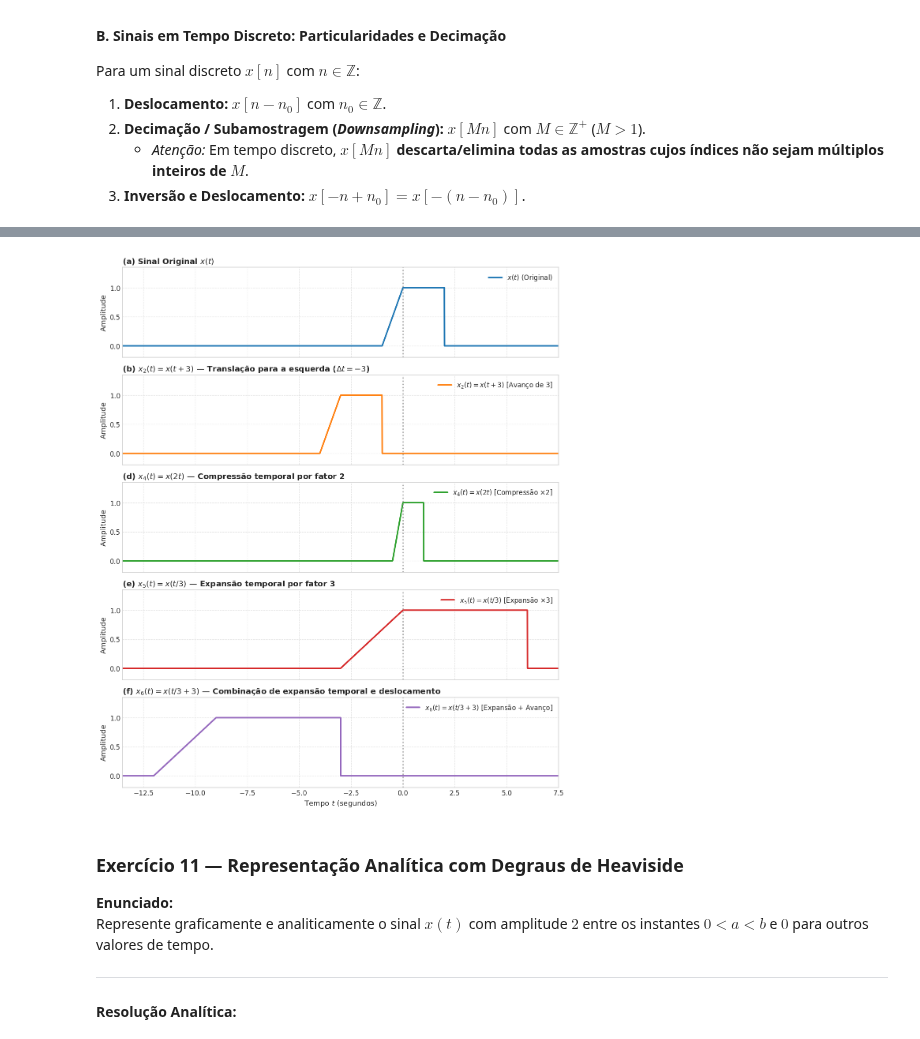
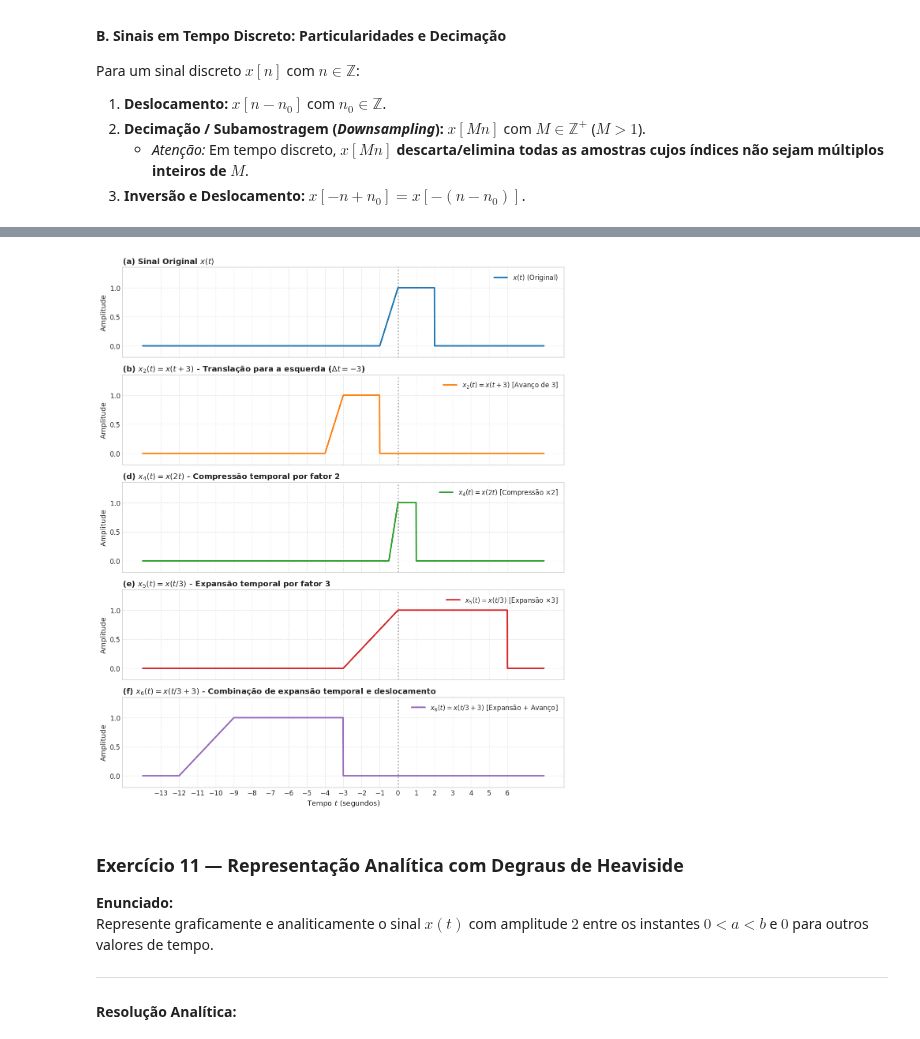
Before and after one commit to lfc-isep/sinsi, a Jupyter notebook: TP03_Resolucao.ipynb, the cells around one changed output, grey strips where cells are left out. Saved outputs shown, nothing was run; the diff lists cells and outputs as text; code cells hidden in the pictures.

```diff
--- a/TP03_Resolucao.ipynb
+++ b/TP03_Resolucao.ipynb
@@ -154,39 +154,42 @@ x4 = x_orig(2.0 * t_vec)        # x(2t)
 x5 = x_orig(t_vec / 3.0)        # x(t/3)
 x6 = x_orig(t_vec / 3.0 + 3.0)  # x(t/3+3)
 
 fig, axs = plt.subplots(5, 1, figsize=(11, 13), sharex=True)
 
 axs[0].plot(t_vec, x_base, color='#1f77b4', lw=2.5, label=r'$x(t)$ (Original)')
 axs[0].set_title(r'(a) Sinal Original $x(t)$', loc='left', fontweight='bold')
 axs[0].legend(loc='upper right')
 
 axs[1].plot(t_vec, x2, color='#ff7f0e', lw=2.5, label=r'$x_2(t) = x(t+3)$ [Avanço de 3]')
-axs[1].set_title(r'(b) $x_2(t) = x(t+3)$ — Translação para a esquerda ($\Delta t = -3$)', loc='left', fontweight='bold')
+axs[1].set_title(r'(b) $x_2(t) = x(t+3)$ - Translação para a esquerda ($\Delta t = -3$)', loc='left', fontweight='bold')
 axs[1].legend(loc='upper right')
 
 axs[2].plot(t_vec, x4, color='#2ca02c', lw=2.5, label=r'$x_4(t) = x(2t)$ [Compressão $\times 2$]')
-axs[2].set_title(r'(d) $x_4(t) = x(2t)$ — Compressão temporal por fator 2', loc='left', fontweight='bold')
+axs[2].set_title(r'(d) $x_4(t) = x(2t)$ - Compressão temporal por fator 2', loc='left', fontweight='bold')
 axs[2].legend(loc='upper right')
 
 axs[3].plot(t_vec, x5, color='#d62728', lw=2.5, label=r'$x_5(t) = x(t/3)$ [Expansão $\times 3$]')
-axs[3].set_title(r'(e) $x_5(t) = x(t/3)$ — Expansão temporal por fator 3', loc='left', fontweight='bold')
+axs[3].set_title(r'(e) $x_5(t) = x(t/3)$ - Expansão temporal por fator 3', loc='left', fontweight='bold')
 axs[3].legend(loc='upper right')
 
 axs[4].plot(t_vec, x6, color='#9467bd', lw=2.5, label=r'$x_6(t) = x(t/3+3)$ [Expansão + Avanço]')
-axs[4].set_title(r'(f) $x_6(t) = x(t/3+3)$ — Combinação de expansão temporal e deslocamento', loc='left', fontweight='bold')
+axs[4].set_title(r'(f) $x_6(t) = x(t/3+3)$ - Combinação de expansão temporal e deslocamento', loc='left', fontweight='bold')
 axs[4].set_xlabel('Tempo $t$ (segundos)')
 axs[4].legend(loc='upper right')
 
 for ax in axs:
     ax.axvline(0, color='gray', linestyle=':', alpha=0.6)
     ax.set_ylim(-0.2, 1.35)
     ax.set_ylabel('Amplitude')
-    ax.set_xlim(-13.5, 7.5)
+    ## ax.set_xlim(-13.5, 7.5)
+    # Major ticks every 20, minor ticks every 5
+    major_ticks = np.arange(-13, 7, 1)
+    ax.set_xticks(major_ticks)
 
 plt.tight_layout()
 plt.show()
 # %% [output]
-[figure, old version]
+[figure, new version]
 # %% [markdown]
 ### Exercício 11 — Representação Analítica com Degraus de Heaviside
 
```
Also changed, not shown: parts of 2 cells of this notebook.
